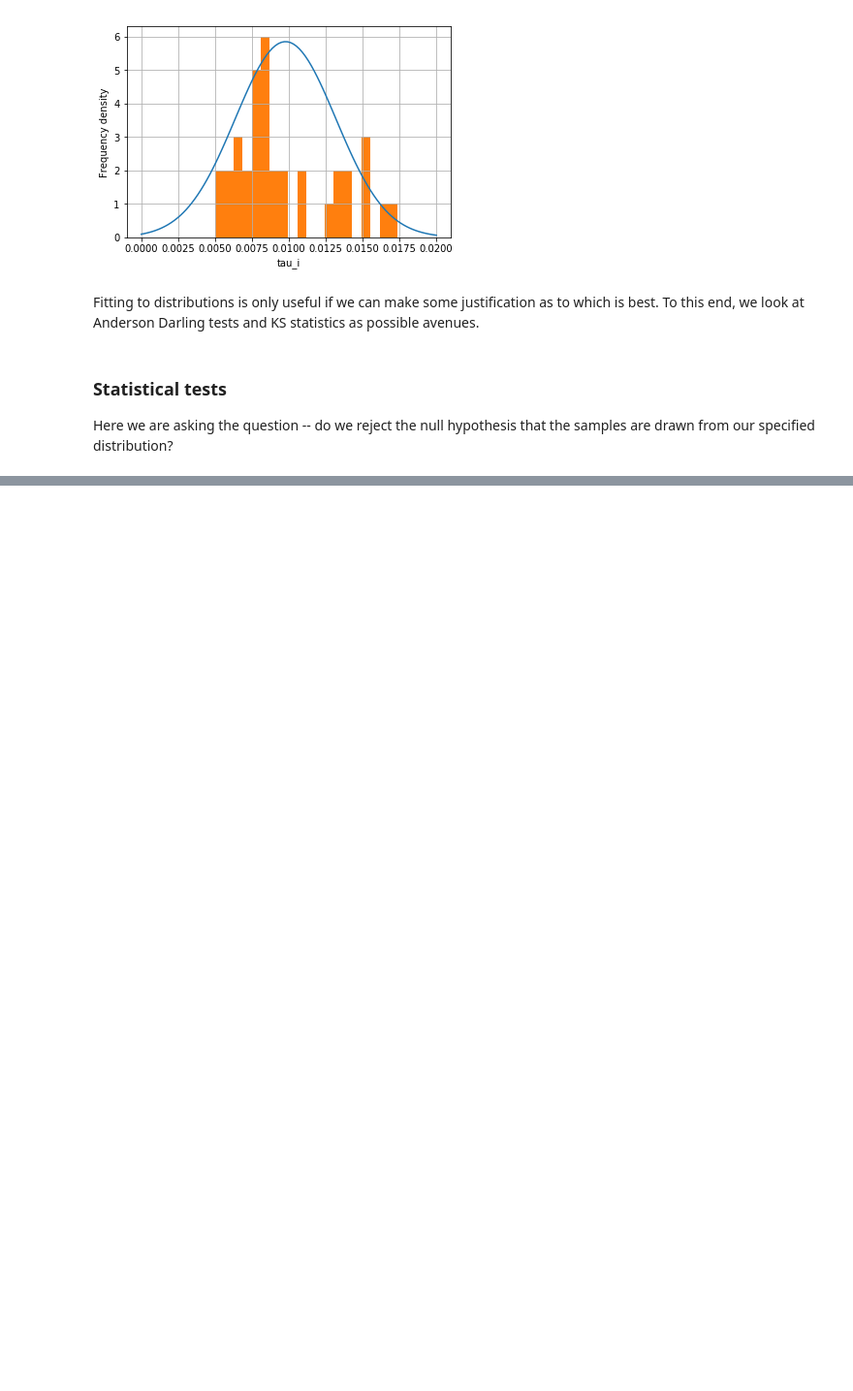
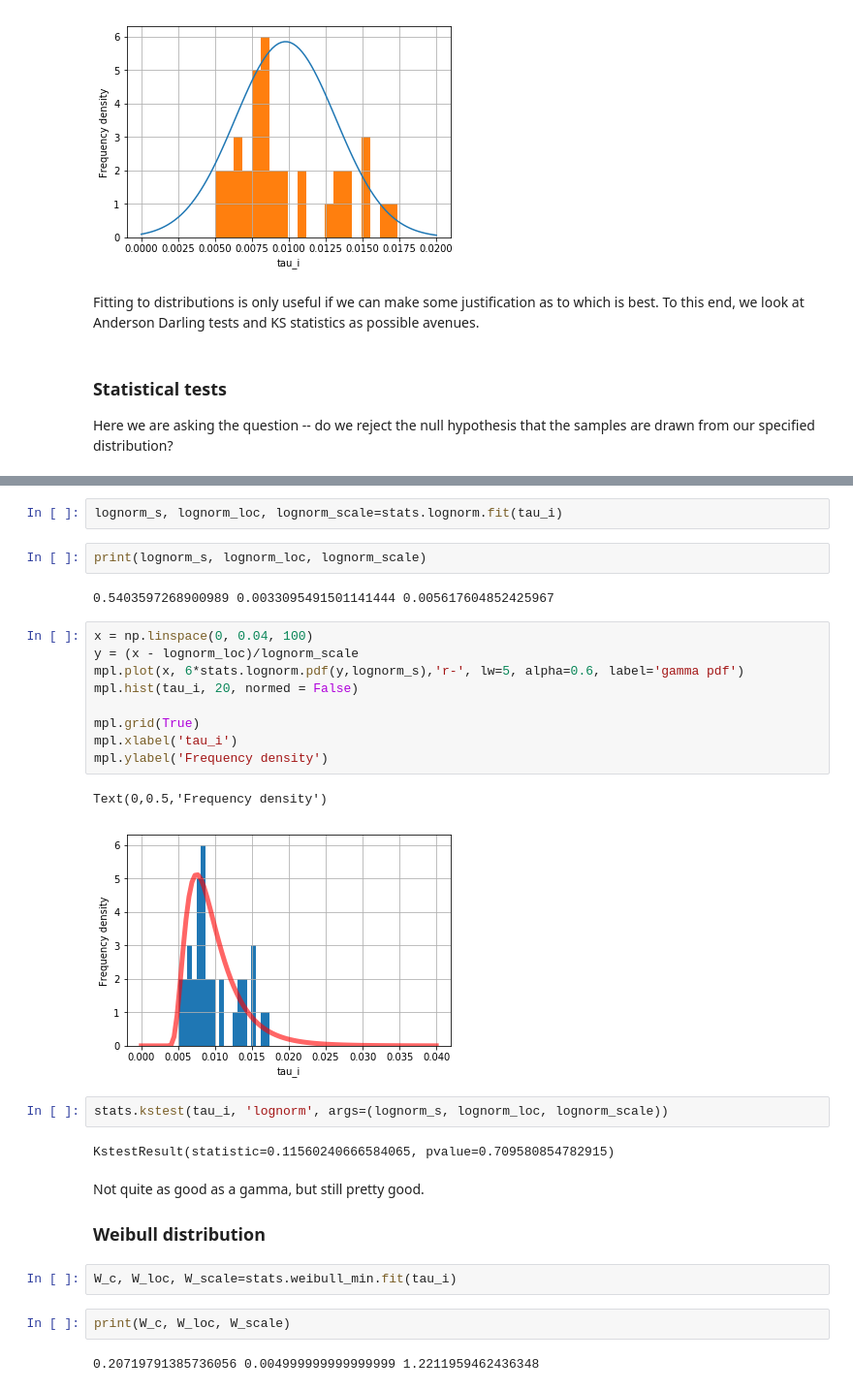
Before and after one commit to Raj-Lab-UCSF/spectrome, a Jupyter notebook: SCFC-spectral-python/SCFC/notebooks/prior-distributions.ipynb, the cells around one changed output, grey strips where cells are left out. Shown at 97% size. Cells and saved outputs as stored; diff of their text form; blank space fills up the shorter version.

```diff
--- a/SCFC-spectral-python/SCFC/notebooks/prior-distributions.ipynb
+++ b/SCFC-spectral-python/SCFC/notebooks/prior-distributions.ipynb
@@ -261,0 +326,32 @@ Here we are asking the question -- do we reject the null hypothesis that the sam
+# %%
+lognorm_s, lognorm_loc, lognorm_scale=stats.lognorm.fit(tau_i)
+# %%
+print(lognorm_s, lognorm_loc, lognorm_scale)
+# %% [output]
+0.5403597268900989 0.0033095491501141444 0.005617604852425967
+# %%
+x = np.linspace(0, 0.04, 100)
+y = (x - lognorm_loc)/lognorm_scale
+mpl.plot(x, 6*stats.lognorm.pdf(y,lognorm_s),'r-', lw=5, alpha=0.6, label='gamma pdf')
+mpl.hist(tau_i, 20, normed = False)
+
+mpl.grid(True)
+mpl.xlabel('tau_i')
+mpl.ylabel('Frequency density')
+# %% [output]
+Text(0,0.5,'Frequency density')
+[figure, added]
+# %%
+stats.kstest(tau_i, 'lognorm', args=(lognorm_s, lognorm_loc, lognorm_scale))
+# %% [output]
+KstestResult(statistic=0.11560240666584065, pvalue=0.709580854782915)
+# %% [markdown]
+Not quite as good as a gamma, but still pretty good.
+
+### Weibull distribution
+# %%
+W_c, W_loc, W_scale=stats.weibull_min.fit(tau_i)
+# %%
+print(W_c, W_loc, W_scale)
+# %% [output]
+0.20719791385736056 0.004999999999999999 1.2211959462436348
```
Also changed, not shown: parts of 58 cells of this notebook.
